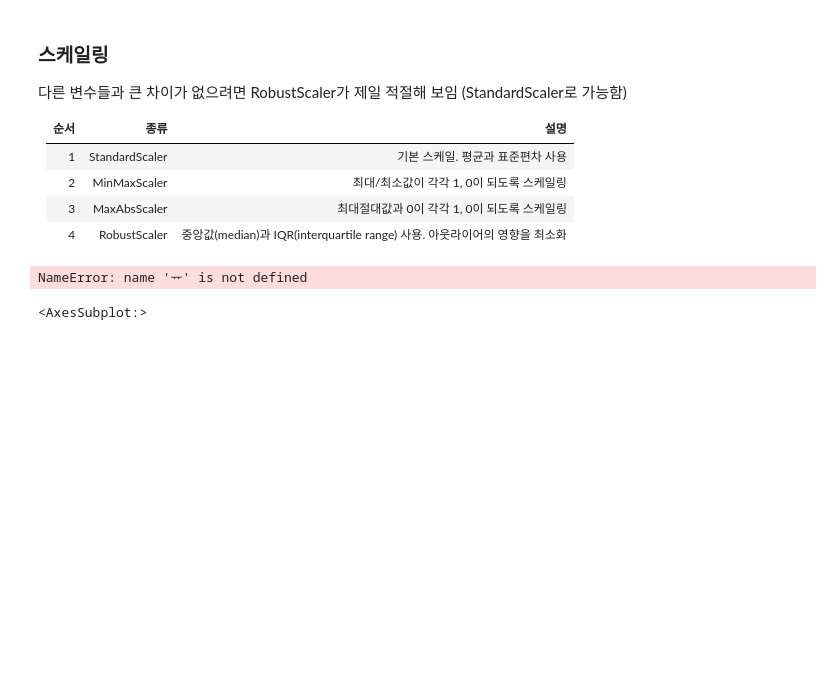
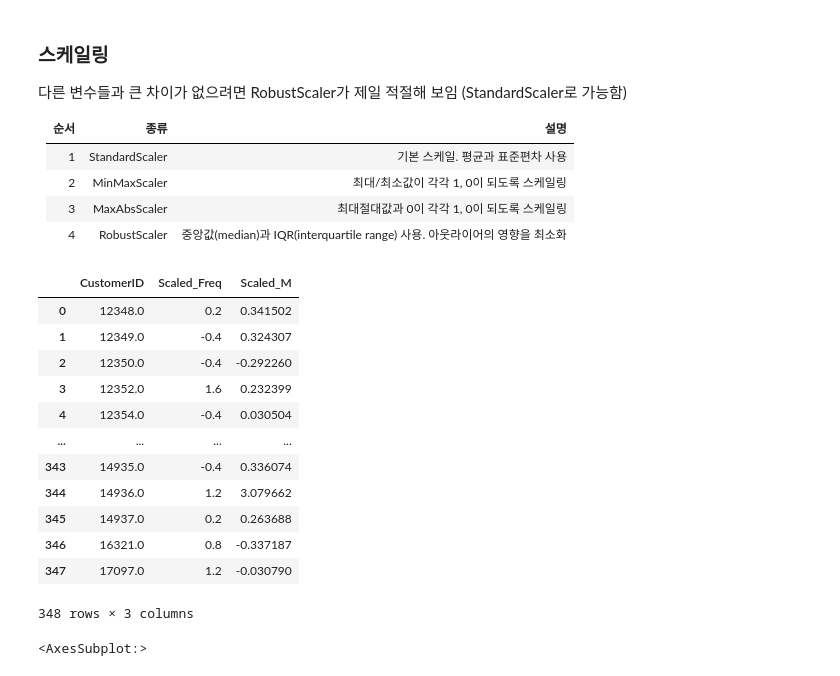
Before and after one commit to Minju-nimm/ADP, a Jupyter notebook: 기출/25회_ML.ipynb, the cells around one changed output. Saved outputs shown, nothing was run; the diff lists cells and outputs as text; code cells hidden in the pictures; blank space fills up the shorter version.

```diff
--- a/기출/25회_ML.ipynb
+++ b/기출/25회_ML.ipynb
@@ -342,15 +342,26 @@ plt.show()
 # %%
 from sklearn.preprocessing import RobustScaler
 
 scaler = RobustScaler()
 
 df_F_M_scaled = pd.DataFrame(scaler.fit_transform(df_F_M[['Freq', 'M']]),
                                           columns=['Scaled_Freq', 'Scaled_M'])
-ㅠ
 df_F_M_scaled.insert(0, 'CustomerID', df_F_M['CustomerID'])
 df_F_M_scaled
 # %% [output]
+|  | CustomerID | Scaled_Freq | Scaled_M |
+| 0 | 12348.0 | 0.2 | 0.341502 |
+| 1 | 12349.0 | -0.4 | 0.324307 |
+| 2 | 12350.0 | -0.4 | -0.292260 |
+| 3 | 12352.0 | 1.6 | 0.232399 |
+| 4 | 12354.0 | -0.4 | 0.030504 |
+| ... | ... | ... | ... |
+| 343 | 14935.0 | -0.4 | 0.336074 |
+| 344 | 14936.0 | 1.2 | 3.079662 |
+| 345 | 14937.0 | 0.2 | 0.263688 |
+| 346 | 16321.0 | 0.8 | -0.337187 |
+| 347 | 17097.0 | 1.2 | -0.030790 |
-NameError: name 'ᅲ' is not defined
+348 rows × 3 columns
 # %%
 # 스케일 확인
 
```
Also changed, not shown: parts of 12 cells of this notebook.
